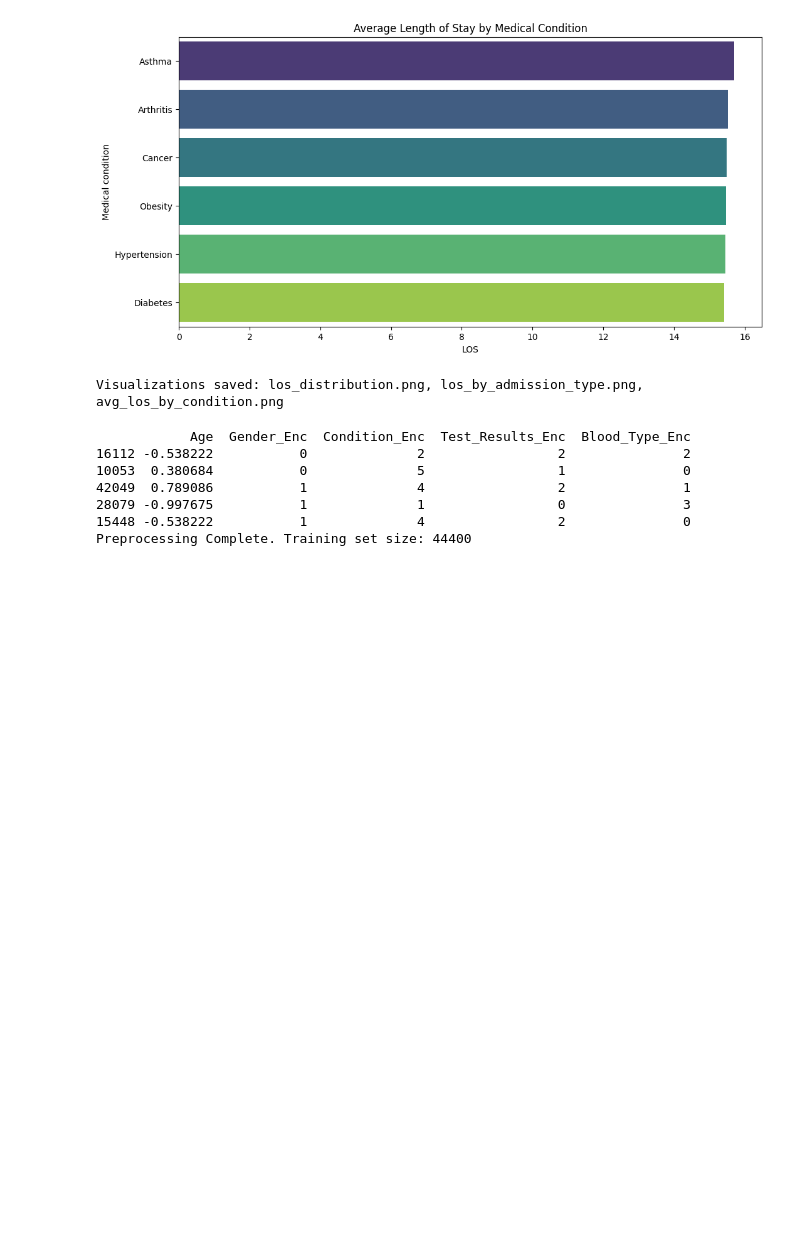
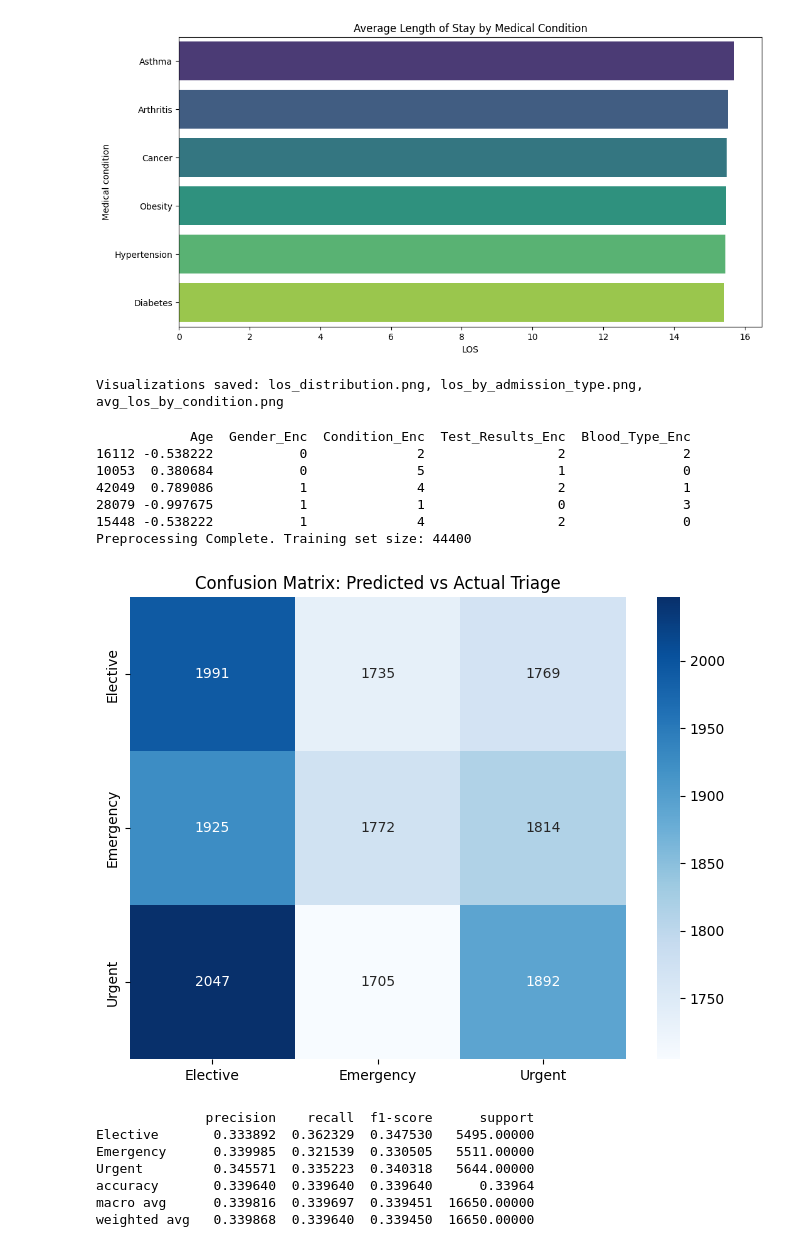
Before and after one commit to mosman444/ist4040project, a Jupyter notebook: proj_4040.ipynb, the cells around one changed output. Drawn from its saved outputs; the diff is of its cells as text; code cells hidden in the pictures; blank space fills up the shorter version.

```diff
--- a/proj_4040.ipynb
+++ b/proj_4040.ipynb
@@ -247,3 +215,52 @@ print(f"Preprocessing Complete. Training set size: {X_train.shape[0]}")
 28079 -0.997675           1              1                 0               3
 15448 -0.538222           1              4                 2               0
 Preprocessing Complete. Training set size: 44400
+# %%
+#2. Encode categorical features and target
+le_cond = LabelEncoder()
+le_res = LabelEncoder()
+le_target = LabelEncoder()
+
+df['Condition_Enc'] = le_cond.fit_transform(df['Medical condition'])
+df['Test_Results_Enc'] = le_res.fit_transform(df['Test results'])
+df['Gender_Enc'] = le_target.fit_transform(df['Gender'])
+
+# Features and Target
+X = df[['Age', 'Gender_Enc', 'Condition_Enc', 'Test_Results_Enc']]
+y = df['Admission type']
+
+# 3. Train/Test Split
+X_train, X_test, y_train, y_test = train_test_split(X, y, test_size=0.3, random_state=42)
+
+# 4. Train Model
+clf = RandomForestClassifier(n_estimators=100, random_state=42)
+clf.fit(X_train, y_train)
+
+# 5. Predictions
+y_pred = clf.predict(X_test)
+
+# 6. Generate Metrics
+report = classification_report(y_test, y_pred, output_dict=True)
+report_df = pd.DataFrame(report).transpose()
+
+# 7. Visualization: Confusion Matrix
+cm = confusion_matrix(y_test, y_pred, labels=clf.classes_)
+plt.figure(figsize=(8, 6))
+sns.heatmap(cm, annot=True, fmt='d', cmap='Blues', xticklabels=clf.classes_, yticklabels=clf.classes_)
+plt.title('Confusion Matrix: Predicted vs Actual Triage')
+plt.show()
+plt.xlabel('Predicted Label')
+plt.ylabel('Actual Label')
+plt.savefig('confusion_matrix.png')
+plt.close()
+
+print(report_df)
+# %% [output]
+[figure, added]
+              precision    recall  f1-score      support
+Elective       0.333892  0.362329  0.347530   5495.00000
+Emergency      0.339985  0.321539  0.330505   5511.00000
+Urgent         0.345571  0.335223  0.340318   5644.00000
+accuracy       0.339640  0.339640  0.339640      0.33964
+macro avg      0.339816  0.339697  0.339451  16650.00000
+weighted avg   0.339868  0.339640  0.339450  16650.00000
```
Also changed, not shown: parts of 5 cells of this notebook.
